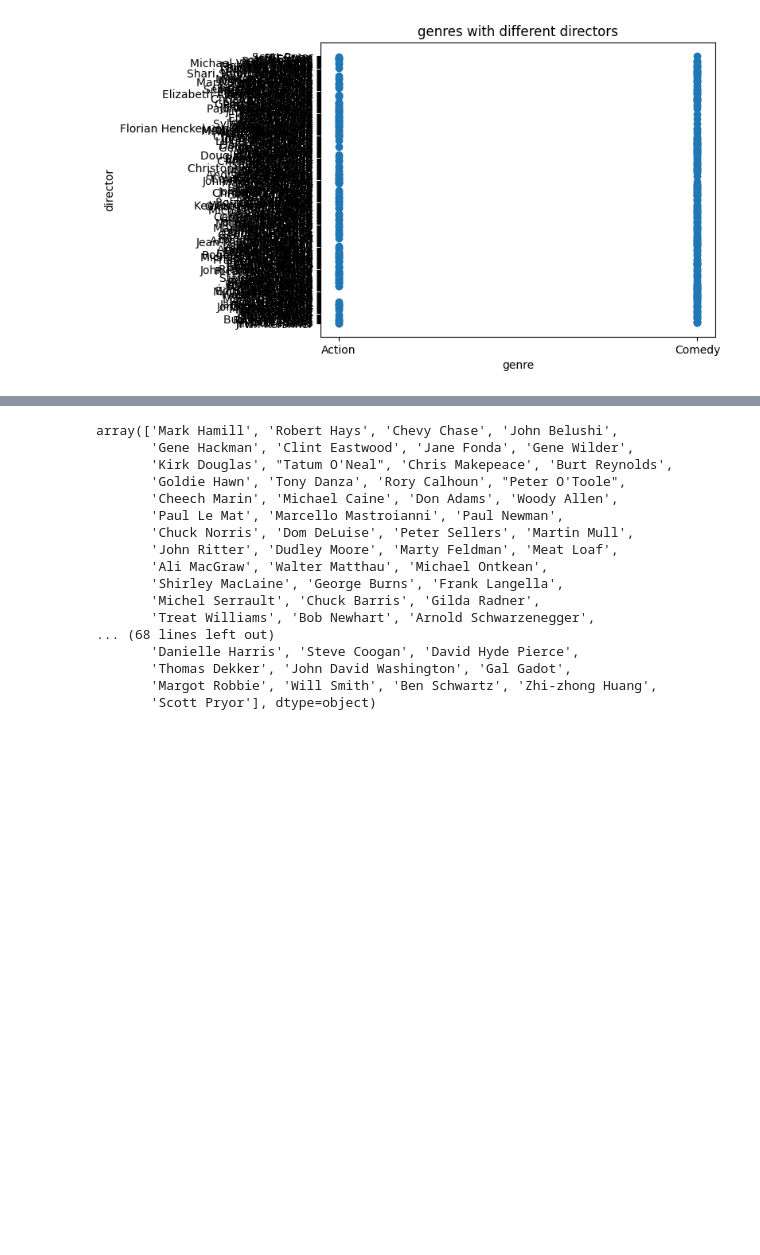
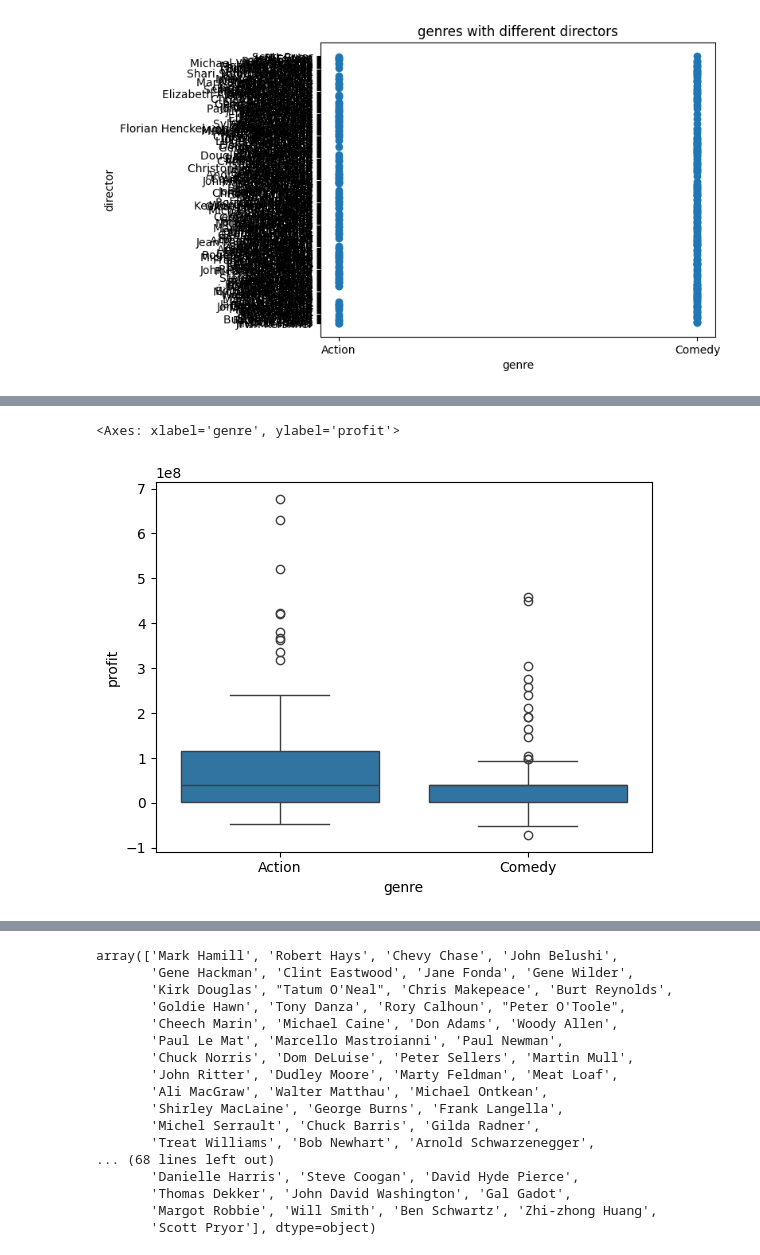
Before and after one commit to Kaidense2026/Pop_culture-, a Jupyter notebook: Pop_Culture_research_project.ipynb, the cells around one changed output, grey strips where cells are left out. Saved outputs shown, nothing was run; the diff lists cells and outputs as text; code cells hidden in the pictures; blank space fills up the shorter version.

Commit message:
progress on my data

```diff
--- a/Pop_Culture_research_project.ipynb
+++ b/Pop_Culture_research_project.ipynb
@@ -617,0 +618,8 @@ Alt hypothisis: There is a difference in profit between Acton and Comedy over th
+# %%
+refiltered_movies.groupby("genre")["profit"].describe()
+import seaborn as sns
+
+sns.boxplot(data=refiltered_movies, x="genre", y="profit")
+# %% [output]
+<Axes: xlabel='genre', ylabel='profit'>
+[figure, added]
```
Also changed, not shown: parts of 3 cells of this notebook.
